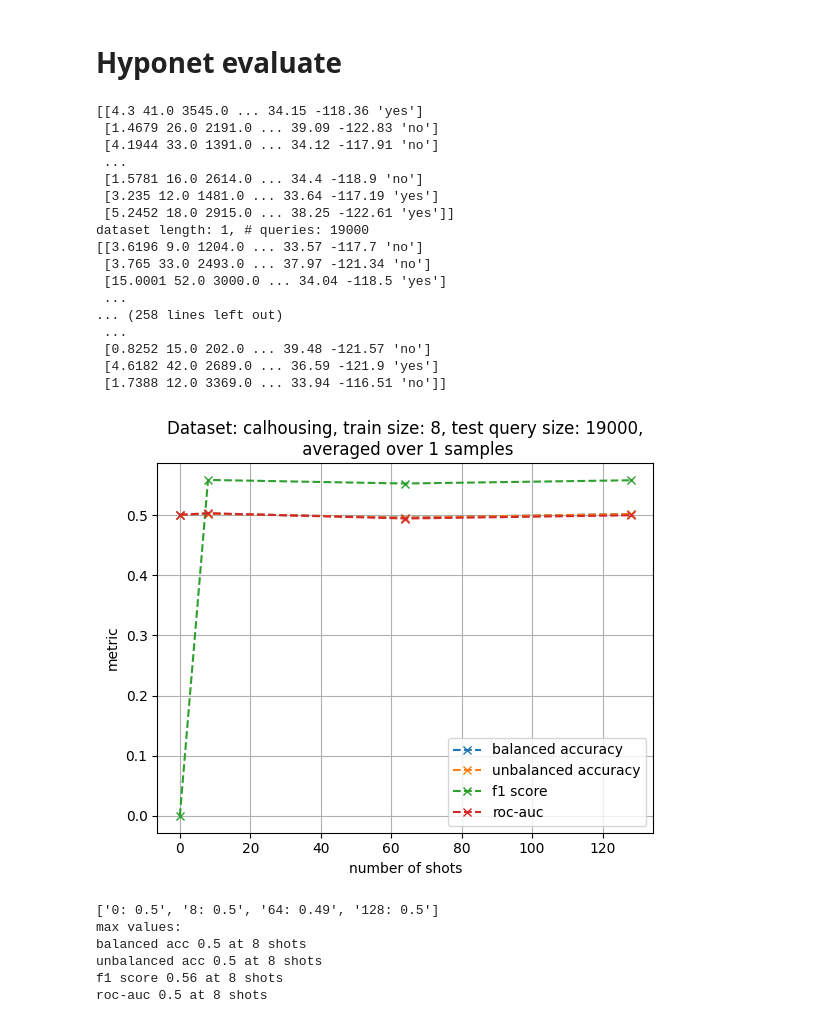
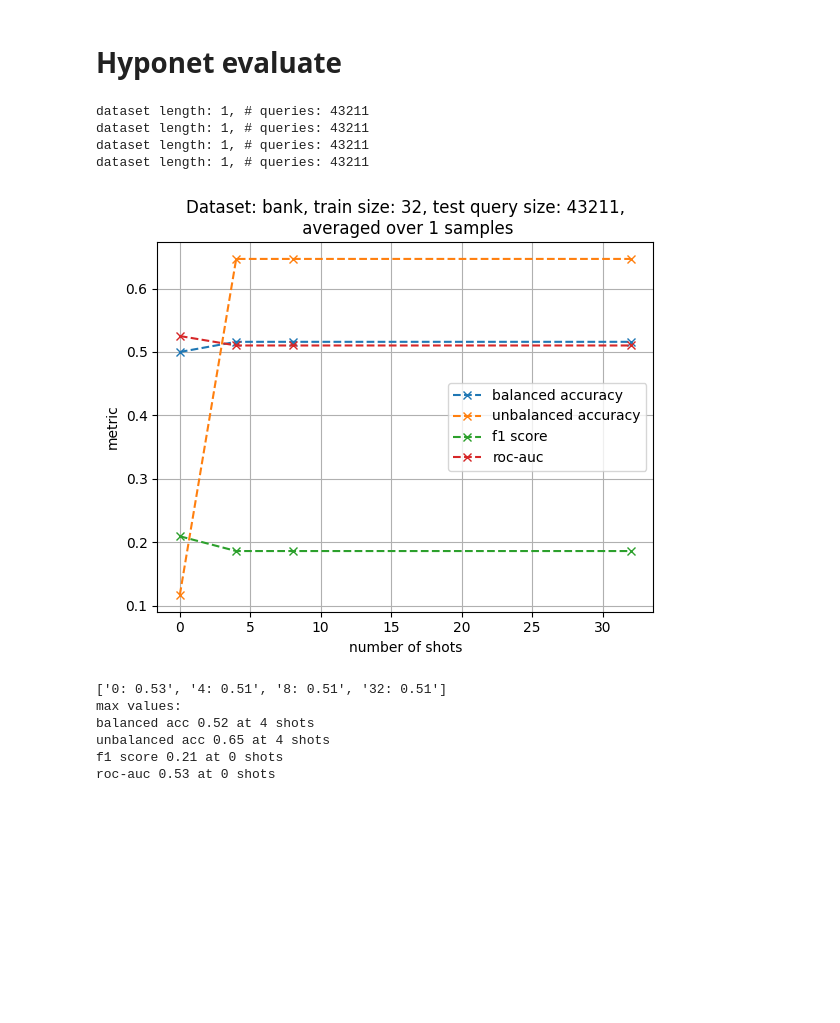
Before and after one commit to pasandissanayake/trans-hyper, a Jupyter notebook: evaluate.ipynb, the cells around one changed output. Cells and saved outputs as stored; diff of their text form; code cells hidden in the pictures; blank space fills up the shorter version.

```diff
--- a/evaluate.ipynb
+++ b/evaluate.ipynb
@@ -28,5 +28,5 @@ os.environ["CUDA_VISIBLE_DEVICES"] = "3"
 # %%
-checkpoint_path = f"save/t03B-calhousing-n8-3/epoch-best-balacc.pth"
+checkpoint_path = f"save/t0pp-bank-n32/epoch-best-balacc.pth"
 checkpoint = torch.load(checkpoint_path, weights_only=False)
 cfg = Config(cfg_dict=checkpoint["cfg"])
 model = T0RegressionModel(cfg=cfg)
@@ -111,7 +111,7 @@ def load_dataset(
         col_permutation=False,
         shuffle=False,
         debug=False,
-        shots_with_labels=True
+        shots_with_labels=False
     )
 
     test_ds = FewShotDataset(
@@ -125,7 +125,7 @@ def load_dataset(
         max_n_features=max_n_features,
         balance_labels=False,
         col_permutation=test_permutation,
-        shuffle=True,
+        shuffle=False,
         debug=False,
         shots_with_labels=False
     )
@@ -205,12 +205,15 @@ def compute_avg_metrics(ds_name, n_shots, n_queries, n_samples, max_n_features):
     avg_metrics = {key: val / n_samples for key, val in avg_metrics.items()}
     return avg_metrics
 # %%
-ds_name = 'calhousing'
-max_n_features = 9
+ds_name = 'bank'
+max_n_features = 52
 n_samples = 1
-n_queries = 19000
+
+n_queries = 43211
+# n_queries = 44222
+
 # n_shots_list = [1,]
-n_shots_list = [0, 8, 64, 128]
+n_shots_list = [0, 4, 8, 32]
 # n_shots_list = [100]
 
 balanced_acc = []
@@ -228,54 +231,41 @@ for n_shots in n_shots_list:
     f1.append(metrics['f1_score'])
     roc_auc.append(metrics['roc_auc'])
 
 # x_vals = list(range(len(n_shots_list)))
 x_vals = n_shots_list
 
 plt.plot(x_vals, balanced_acc, 'x--', label="balanced accuracy")
 plt.plot(x_vals, unbalanced_acc, 'x--', label="unbalanced accuracy")
 plt.plot(x_vals, f1, 'x--', label='f1 score')
 plt.plot(x_vals, roc_auc, 'x--', label='roc-auc')
 plt.title(f"Dataset: {ds_name}, train size: {vals_to_print['total training set size']}, test query size: {n_queries},\n averaged over {n_samples} samples")
 plt.xlabel("number of shots")
 plt.ylabel("metric")
 # plt.xticks(ticks=range(max(n_shots_list)+1))
 # plt.yticks(ticks=np.arange(0, 1, 0.05))
 plt.grid(visible=True, which='both')
 plt.legend()
 plt.show()
 
 b_acc_max_idx = np.argmax(balanced_acc, axis=0)
 ub_acc_max_idx = np.argmax(unbalanced_acc, axis=0)
 f1_max_idx = np.argmax(f1, axis=0)
 roc_auc_max_idx = np.argmax(roc_auc, axis=0)
 print([f"{x_vals[i]}: {roc_auc[i]:.2}" for i in range(len(x_vals))])
 print("max values:")
 print(f"balanced acc {balanced_acc[b_acc_max_idx]:.2} at {n_shots_list[b_acc_max_idx]} shots")
 print(f"unbalanced acc {unbalanced_acc[ub_acc_max_idx]:.2} at {n_shots_list[ub_acc_max_idx]} shots")
 print(f"f1 score {f1[f1_max_idx]:.2} at {n_shots_list[f1_max_idx]} shots")
 print(f"roc-auc {roc_auc[roc_auc_max_idx]:.2} at {n_shots_list[roc_auc_max_idx]} shots")
 # %% [output]
-[[4.3 41.0 3545.0 ... 34.15 -118.36 'yes']
- [1.4679 26.0 2191.0 ... 39.09 -122.83 'no']
- [4.1944 33.0 1391.0 ... 34.12 -117.91 'no']
- ...
- [1.5781 16.0 2614.0 ... 34.4 -118.9 'no']
- [3.235 12.0 1481.0 ... 33.64 -117.19 'yes']
- [5.2452 18.0 2915.0 ... 38.25 -122.61 'yes']]
-dataset length: 1, # queries: 19000
-[[3.6196 9.0 1204.0 ... 33.57 -117.7 'no']
- [3.765 33.0 2493.0 ... 37.97 -121.34 'no']
- [15.0001 52.0 3000.0 ... 34.04 -118.5 'yes']
- ...
-... (258 lines left out)
- ...
- [0.8252 15.0 202.0 ... 39.48 -121.57 'no']
- [4.6182 42.0 2689.0 ... 36.59 -121.9 'yes']
- [1.7388 12.0 3369.0 ... 33.94 -116.51 'no']]
+dataset length: 1, # queries: 43211
+dataset length: 1, # queries: 43211
+dataset length: 1, # queries: 43211
+dataset length: 1, # queries: 43211
-[figure, old version]
+[figure, new version]
-['0: 0.5', '8: 0.5', '64: 0.49', '128: 0.5']
+['0: 0.53', '4: 0.51', '8: 0.51', '32: 0.51']
 max values:
-balanced acc 0.5 at 8 shots
-unbalanced acc 0.5 at 8 shots
-f1 score 0.56 at 8 shots
-roc-auc 0.5 at 8 shots
+balanced acc 0.52 at 4 shots
+unbalanced acc 0.65 at 4 shots
+f1 score 0.21 at 0 shots
+roc-auc 0.53 at 0 shots
```
Also changed, not shown: parts of 3 cells of this notebook, 22 other files.
